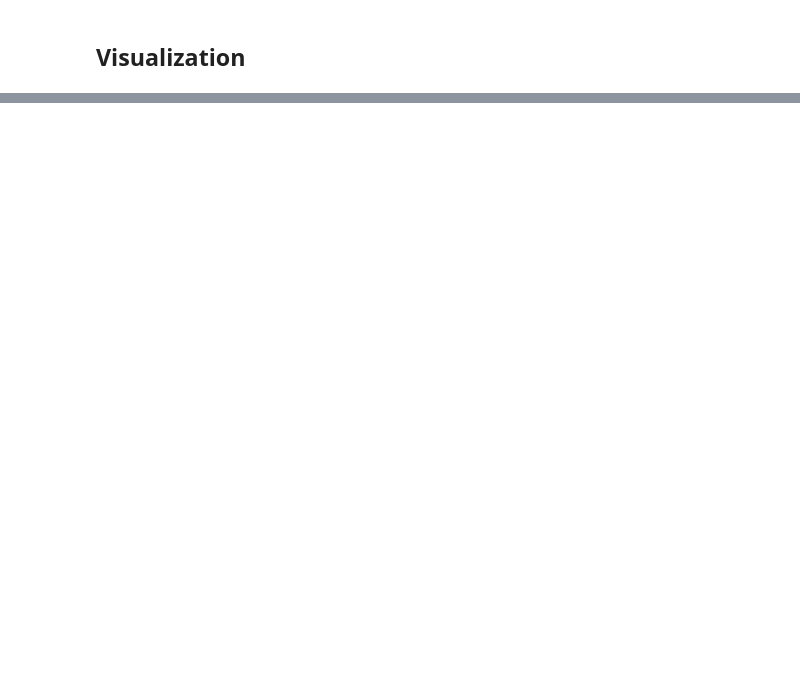
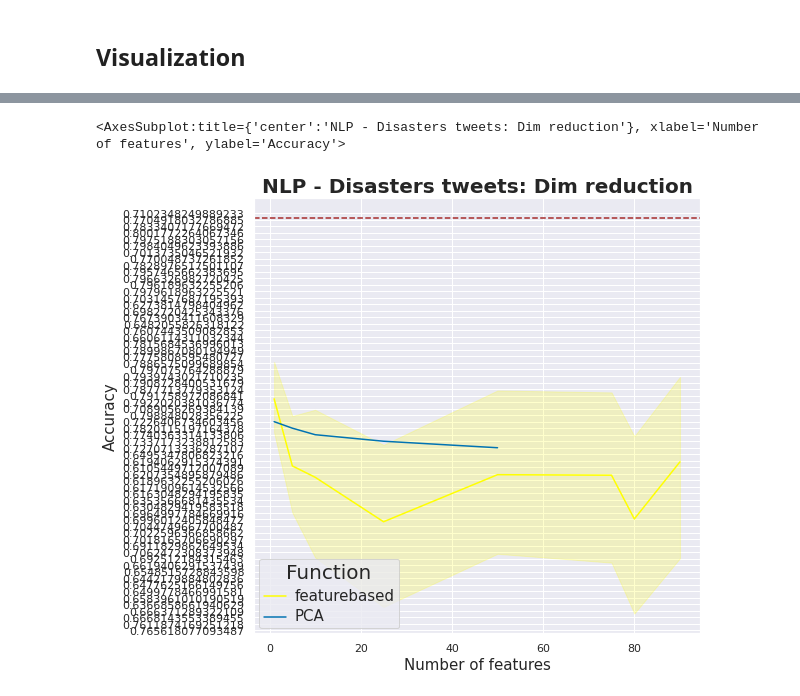
Before and after one commit to bartalisd/apricot_exp, a Jupyter notebook: experiments/tweet_disaster/sentiment-analysis-using-ml-dim-reduction.ipynb, the cells around one changed output, grey strips where cells are left out. Saved outputs shown, nothing was run; the diff lists cells and outputs as text; code cells hidden in the pictures; blank space fills up the shorter version.

```diff
--- a/experiments/tweet_disaster/sentiment-analysis-using-ml-dim-reduction.ipynb
+++ b/experiments/tweet_disaster/sentiment-analysis-using-ml-dim-reduction.ipynb
@@ -599,0 +741,21 @@ train_eval(model, features,  Y_train, features_test, Y_test, experiment)
+# %%
+df = pd.DataFrame()
+for i in range(307):
+    exp_param = experiments[i].get_parameters_summary()
+    exp_metrics = experiments[i].get_metrics_summary()
+    function = next(item for item in exp_param if item["name"] == "function")
+    function_name = function['valueMax']
+    size = next(item for item in exp_param if item["name"] == "size")
+    size_value = size['valueMax']
+    acc = next(item for item in exp_metrics if item["name"] == "acc")
+    acc_value = acc['valueMax']
+    pre = next(item for item in exp_metrics if item["name"] == "pre")
+    pre_value = pre['valueMax']
+    rec = next(item for item in exp_metrics if item["name"] == "rec")
+    rec_value = rec['valueMax']
+    roc = next(item for item in exp_metrics if item["name"] == "roc")
+    roc_value = roc['valueMax']
+    time = next(item for item in exp_metrics if item["name"] == "running_time")
+    time_value = time['valueMax']
+    dictionary = {'Function': function_name, 'Size': size_value, 'Accuracy': acc_value, 'Precision': pre_value, 'Recall': rec_value, 'AUC': roc_value, 'Running time': time_value }
+    df = df.append(dictionary, ignore_index = True)
@@ -599,0 +782,5 @@ train_eval(model, features,  Y_train, features_test, Y_test, experiment)
+# %%
+data=df.copy()
+data['Size']=data['Size'].apply(lambda x: float(x))
+data['percentage']=data['Size'].apply(lambda x: x / 100)
+print(data)
@@ -599,0 +805,21 @@ train_eval(model, features,  Y_train, features_test, Y_test, experiment)
+# %%
+def lineplot_res(dataframe, y_name, metric, res5k, mod):
+    data=dataframe.copy()
+    data['Size']=data['Size'].apply(lambda x: float(x))
+    data['percentage']=data['Size'].apply(lambda x: x / 100)
+    functions=['featurebased', 'PCA']
+    result=data[data['Function'].isin(functions)]
+    #result=data.groupby(by=['Function','percentage'])[metric].mean().reset_index()
+    ax=sns.lineplot(data=result, x='percentage', y=metric, hue='Function', palette=['yellow', 'b'])
+    ax.set_title(mod,fontdict= { 'fontsize': 20, 'fontweight':'bold'})
+    plt.xlabel('Number of features', fontsize= 15)
+    plt.ylabel(y_name, fontsize= 15)
+    plt.axhline(y=res5k, color='brown', linestyle='--')
+    plt.setp(ax.get_legend().get_texts(), fontsize='15')
+    plt.setp(ax.get_legend().get_title(), fontsize='20')
+    return ax
+# %%
+lineplot_res(df, 'Accuracy', 'Accuracy', 0.7984049623393886, 'NLP - Disasters tweets: Dim reduction' )
+# %% [output]
+<AxesSubplot:title={'center':'NLP - Disasters tweets: Dim reduction'}, xlabel='Number of features', ylabel='Accuracy'>
+[figure, added]
```
Also changed, not shown: parts of 20 cells of this notebook, 1 other file.
